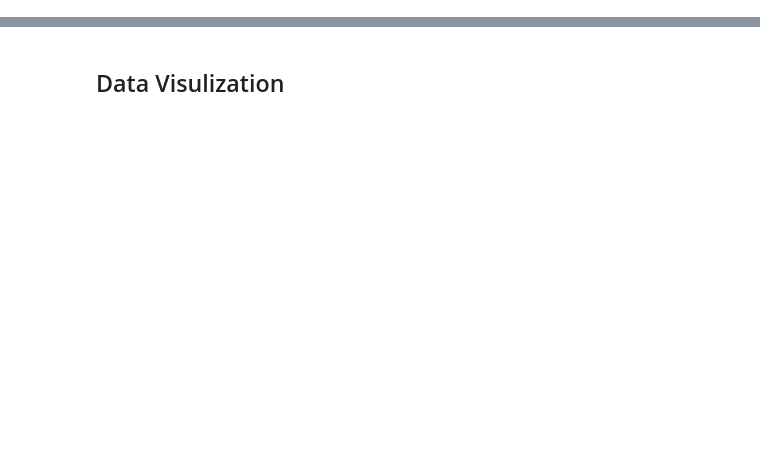
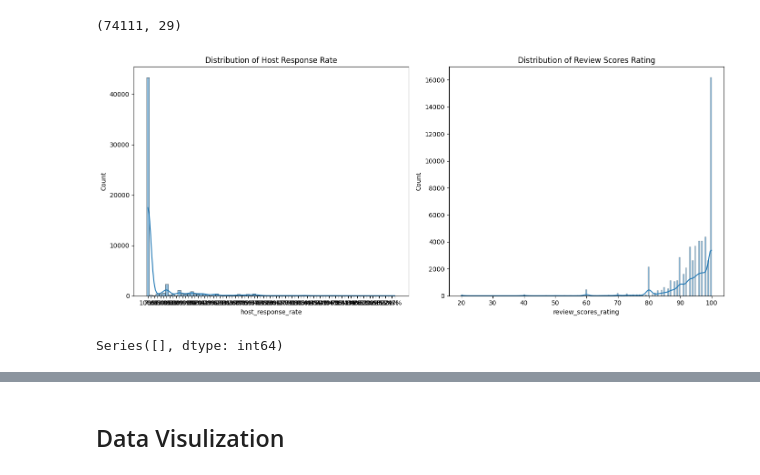
Before and after one commit to CSE151A-Project/151A-project, a Jupyter notebook: Milestone2.ipynb, the cells around one changed output, grey strips where cells are left out. Cells and saved outputs as stored; diff of their text form; code cells hidden in the pictures; blank space fills up the shorter version.

```diff
--- a/Milestone2.ipynb
+++ b/Milestone2.ipynb
@@ -21,0 +106,6 @@ df.head()
+# %%
+df_encoded = pd.get_dummies(df, columns=[
+    'property_type', 'room_type', 'bed_type', 'cancellation_policy',
+     'city','cleaning_fee','host_has_profile_pic', 'host_identity_verified',
+     'instant_bookable'
+     ])
@@ -21,0 +162,3 @@ df.head()
+# %%
+df_encoded.drop(['thumbnail_url', 'zipcode','neighbourhood','first_review', 'last_review'], axis=1, inplace=True)
+df_encoded.dropna(subset=['host_since'], inplace=True)
@@ -21,0 +179,3 @@ df.head()
+# %%
+for col in ['bathrooms', 'bedrooms', 'beds']:
+    df_encoded[col] = df.groupby('accommodates')[col].transform(lambda x: x.fillna(x.median()))
@@ -21,0 +198,19 @@ df.head()
+# %%
+df.shape
+# %% [output]
+(74111, 29)
+# %%
+plt.figure(figsize=(14, 6))
+
+plt.subplot(1, 2, 1)
+sns.histplot(df_encoded['host_response_rate'], kde=True)
+plt.title('Distribution of Host Response Rate')
+
+plt.subplot(1, 2, 2)
+sns.histplot(df_encoded['review_scores_rating'], kde=True)
+plt.title('Distribution of Review Scores Rating')
+
+plt.tight_layout()
+plt.show()
+# %% [output]
+[figure, added]
@@ -21,0 +224,6 @@ df.head()
+# %%
+missing_values = df_encoded.isnull().sum()
+missing_values = missing_values[missing_values > 0]
+missing_values
+# %% [output]
+Series([], dtype: int64)
```
Also changed, not shown: parts of 22 cells of this notebook.
